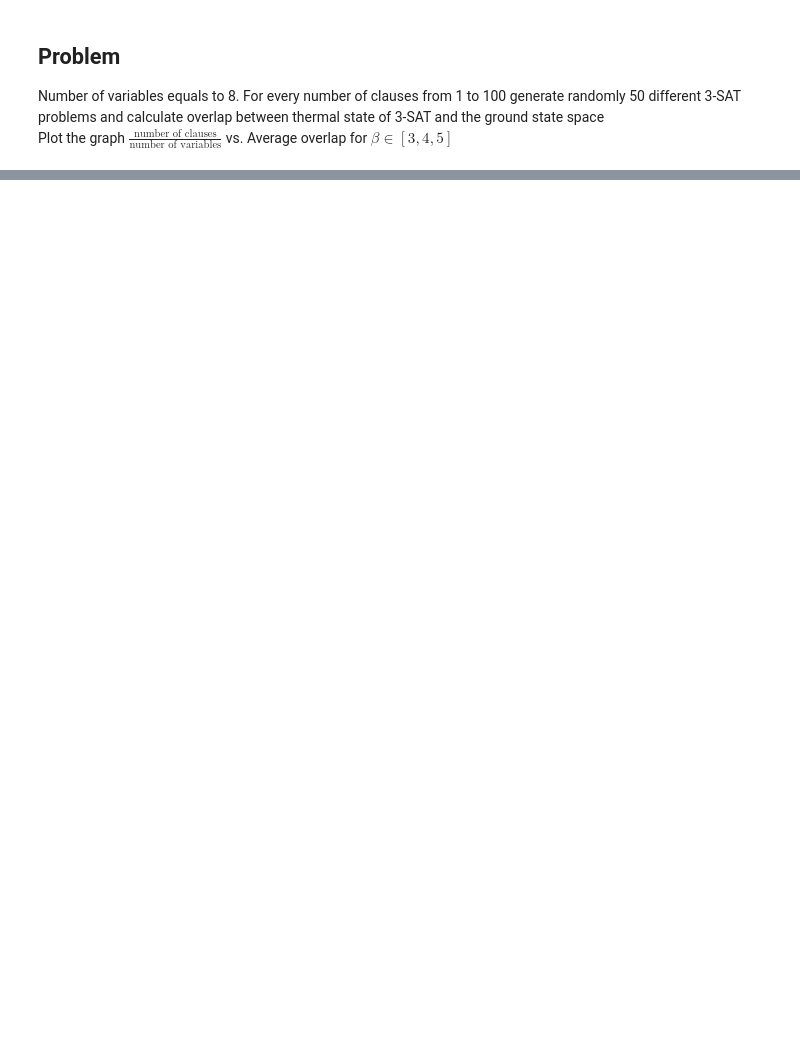
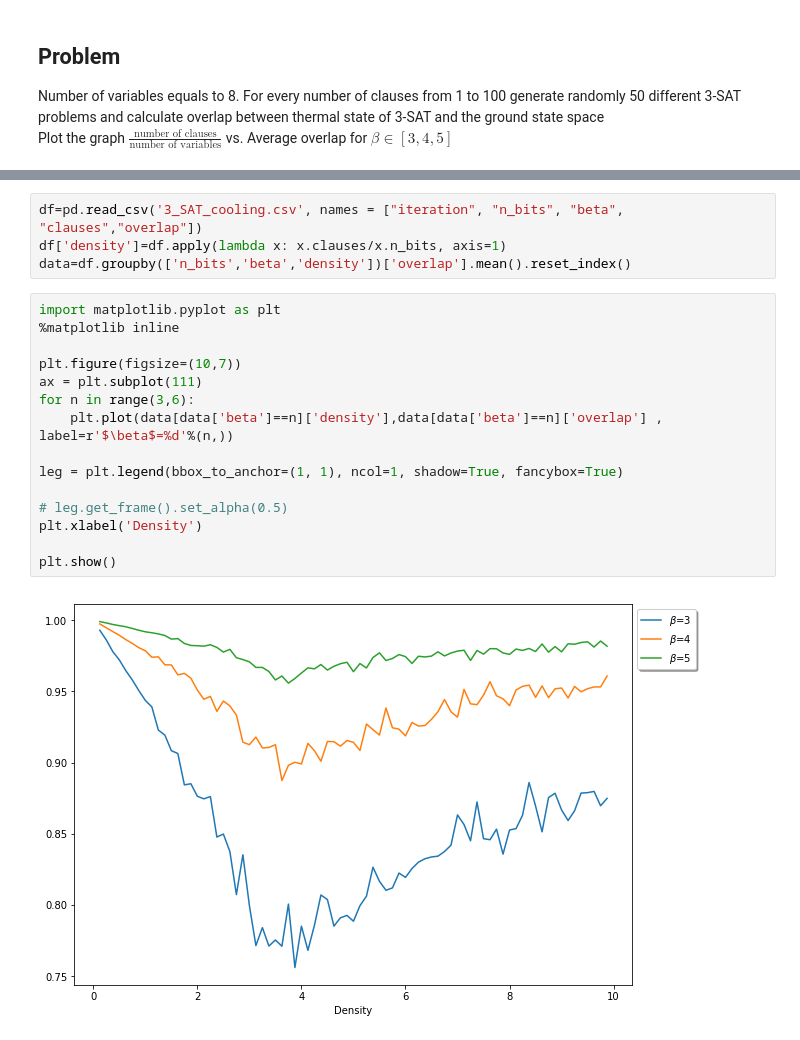
Before and after one commit to Quantum-Machine-Learning-Initiative/Island-2018, a Jupyter notebook: Lecture_2/3SAT.ipynb, the cells around one changed output, grey strips where cells are left out. Cells and saved outputs as stored; diff of their text form; blank space fills up the shorter version.

```diff
--- a/Lecture_2/3SAT.ipynb
+++ b/Lecture_2/3SAT.ipynb
@@ -144,0 +200,21 @@ Plot the graph $\frac{\text{number of clauses}}{\text{number of variables}}$ vs.
+# %%
+df=pd.read_csv('3_SAT_cooling.csv', names = ["iteration", "n_bits", "beta", "clauses","overlap"])
+df['density']=df.apply(lambda x: x.clauses/x.n_bits, axis=1)
+data=df.groupby(['n_bits','beta','density'])['overlap'].mean().reset_index()
+# %%
+import matplotlib.pyplot as plt
+%matplotlib inline
+
+plt.figure(figsize=(10,7))
+ax = plt.subplot(111)
+for n in range(3,6):
+    plt.plot(data[data['beta']==n]['density'],data[data['beta']==n]['overlap'] , label=r'$\beta$=%d'%(n,))
+
+leg = plt.legend(bbox_to_anchor=(1, 1), ncol=1, shadow=True, fancybox=True)
+
+# leg.get_frame().set_alpha(0.5)
+plt.xlabel('Density')
+
+plt.show()
+# %% [output]
+[figure, added]
```
Also changed, not shown: parts of 8 cells of this notebook, 4 other files.
